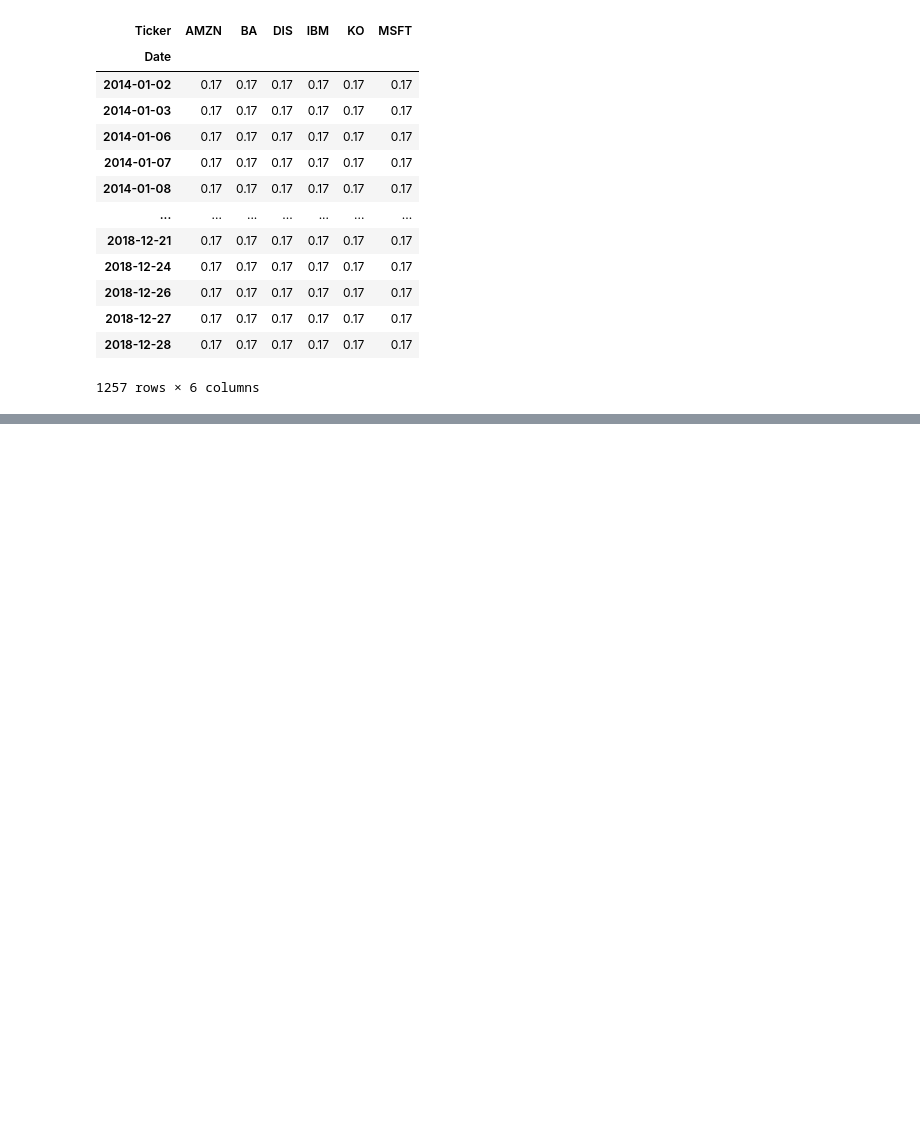
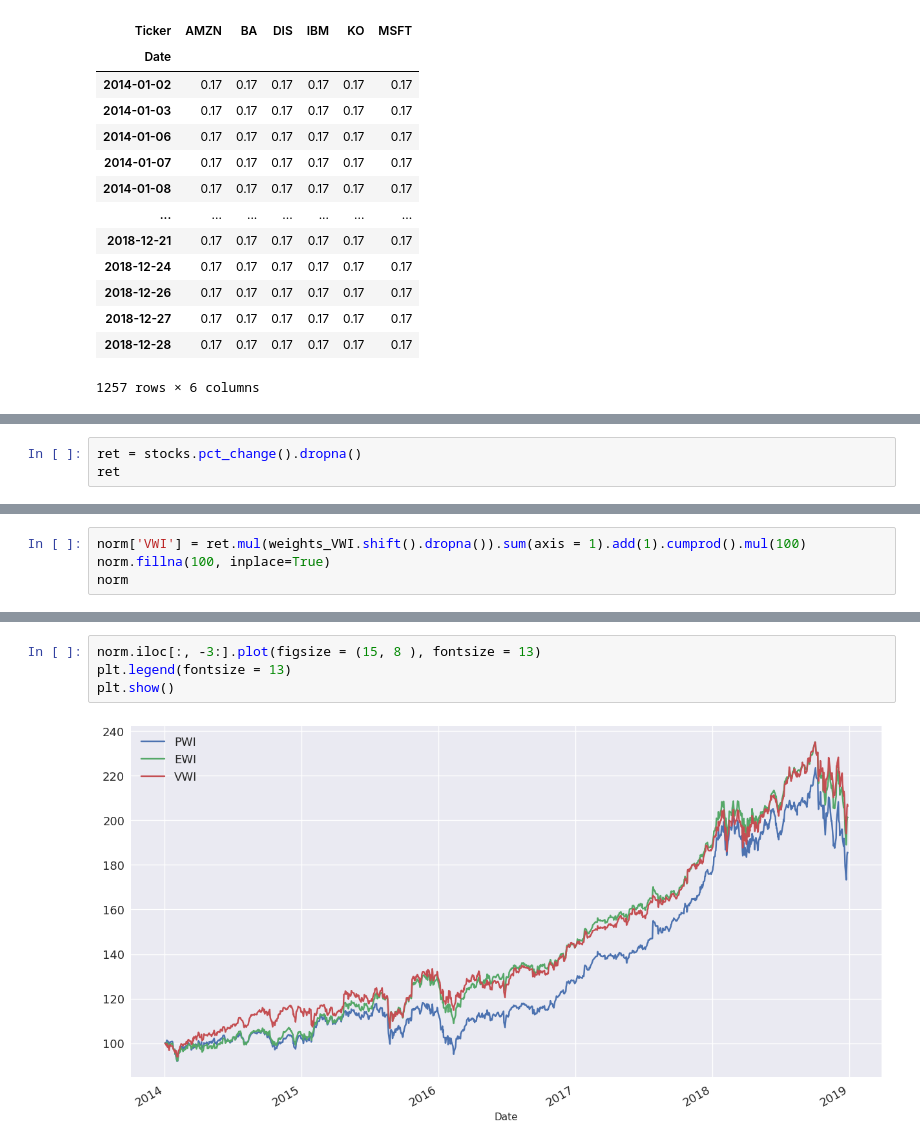
Before and after one commit to JamieW365/finance_projects, a Jupyter notebook: notebooks/stock_indexing.ipynb, the cells around one changed output, grey strips where cells are left out. Cells and saved outputs as stored; diff of their text form; blank space fills up the shorter version.

```diff
--- a/notebooks/stock_indexing.ipynb
+++ b/notebooks/stock_indexing.ipynb
@@ -285,0 +445,3 @@ weights_EWI
+# %%
+ret = stocks.pct_change().dropna()
+ret
@@ -285,0 +480,4 @@ weights_EWI
+# %%
+norm['VWI'] = ret.mul(weights_VWI.shift().dropna()).sum(axis = 1).add(1).cumprod().mul(100)
+norm.fillna(100, inplace=True)
+norm
@@ -285,0 +499,6 @@ weights_EWI
+# %%
+norm.iloc[:, -3:].plot(figsize = (15, 8 ), fontsize = 13)
+plt.legend(fontsize = 13)
+plt.show()
+# %% [output]
+[figure, added]
```
Also changed, not shown: parts of 25 cells of this notebook.
